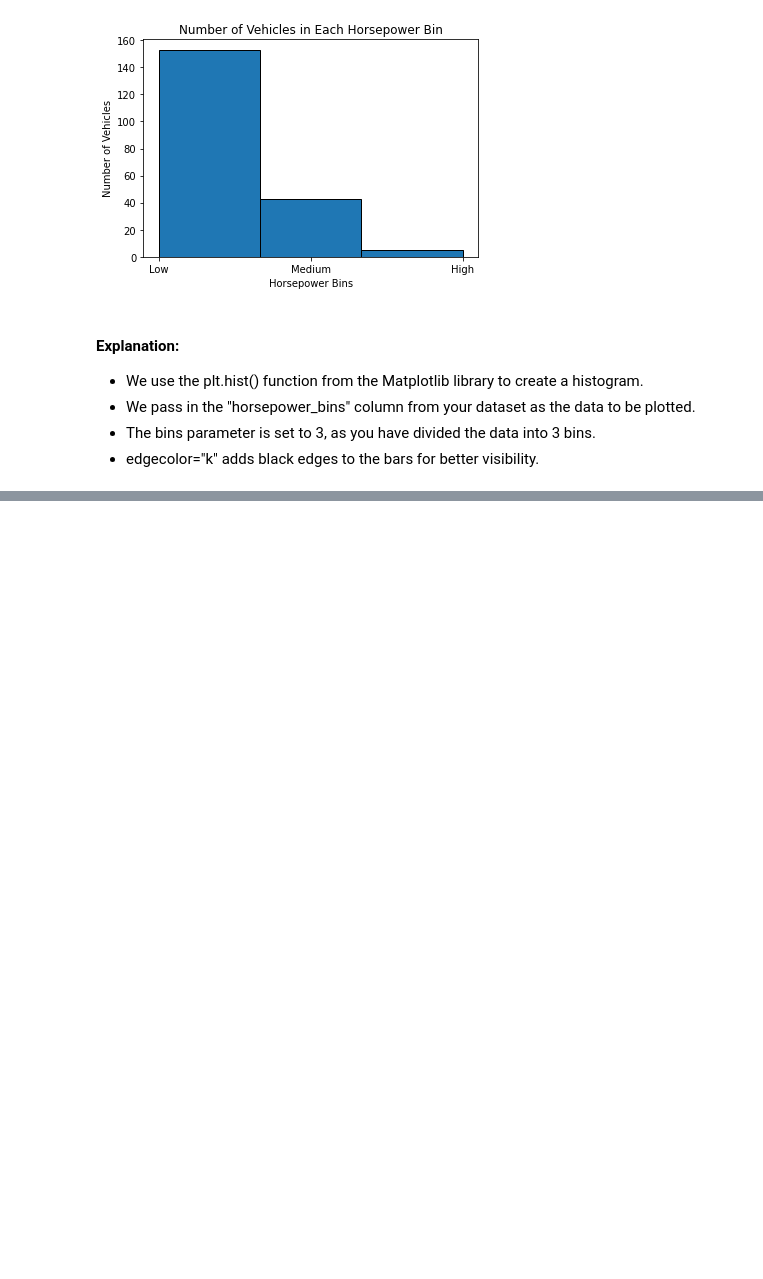
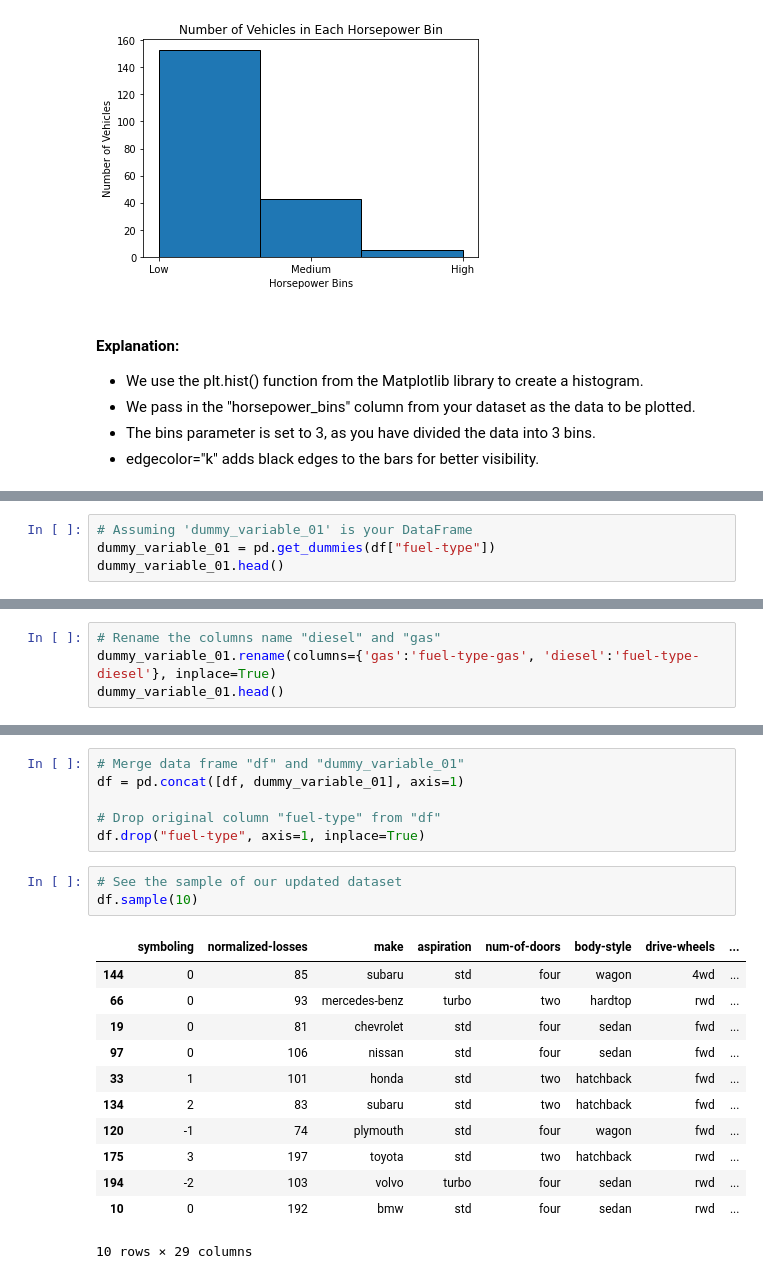
Before and after one commit to Dheerajkulariya/Data-Science-Portfolio-Projects, a Jupyter notebook: Machine-Learning-Projects/ML-Regression-Projects/Automobile-Price-Prediction/Automation Price Prediction.ipynb, the cells around one changed output, grey strips where cells are left out. Cells and saved outputs as stored; diff of their text form; blank space fills up the shorter version.

```diff
--- a/Machine-Learning-Projects/ML-Regression-Projects/Automobile-Price-Prediction/Automation Price Prediction.ipynb
+++ b/Machine-Learning-Projects/ML-Regression-Projects/Automobile-Price-Prediction/Automation Price Prediction.ipynb
@@ -816,0 +840,4 @@ plt.show()
+# %%
+# Assuming 'dummy_variable_01' is your DataFrame
+dummy_variable_01 = pd.get_dummies(df["fuel-type"])
+dummy_variable_01.head()
@@ -816,0 +853,4 @@ plt.show()
+# %%
+# Rename the columns name "diesel" and "gas"
+dummy_variable_01.rename(columns={'gas':'fuel-type-gas', 'diesel':'fuel-type-diesel'}, inplace=True)
+dummy_variable_01.head()
@@ -816,0 +867,22 @@ plt.show()
+# %%
+# Merge data frame "df" and "dummy_variable_01"
+df = pd.concat([df, dummy_variable_01], axis=1)
+
+# Drop original column "fuel-type" from "df"
+df.drop("fuel-type", axis=1, inplace=True)
+# %%
+# See the sample of our updated dataset
+df.sample(10)
+# %% [output]
+|  | symboling | normalized-losses | make | aspiration | num-of-doors | body-style | drive-wheels | ... |
+| 144 | 0 | 85 | subaru | std | four | wagon | 4wd | ... |
+| 66 | 0 | 93 | mercedes-benz | turbo | two | hardtop | rwd | ... |
+| 19 | 0 | 81 | chevrolet | std | four | sedan | fwd | ... |
+| 97 | 0 | 106 | nissan | std | four | sedan | fwd | ... |
+| 33 | 1 | 101 | honda | std | two | hatchback | fwd | ... |
+| 134 | 2 | 83 | subaru | std | two | hatchback | fwd | ... |
+| 120 | -1 | 74 | plymouth | std | four | wagon | fwd | ... |
+| 175 | 3 | 197 | toyota | std | two | hatchback | rwd | ... |
+| 194 | -2 | 103 | volvo | turbo | four | sedan | rwd | ... |
+| 10 | 0 | 192 | bmw | std | four | sedan | rwd | ... |
+10 rows × 29 columns
```
Also changed, not shown: parts of 9 cells of this notebook.
